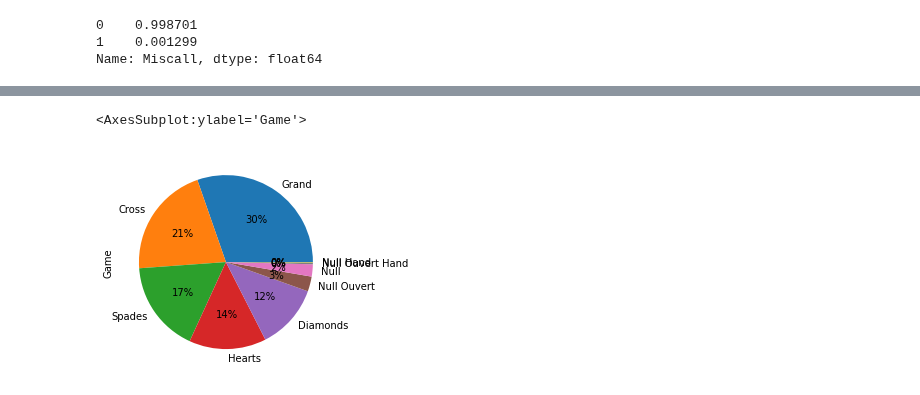
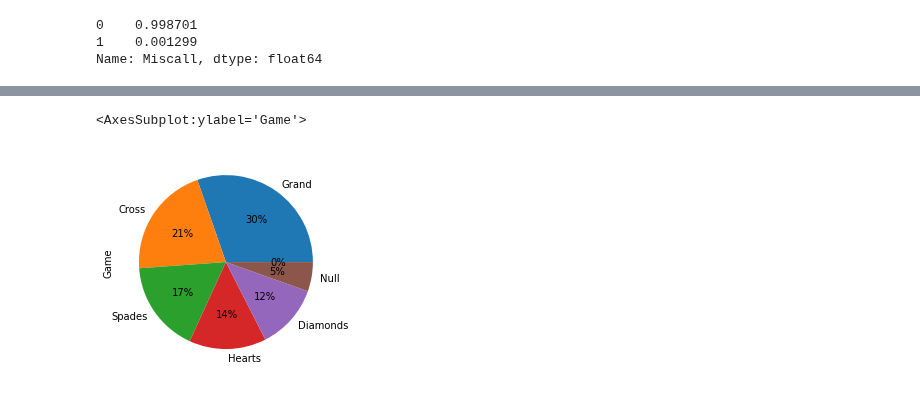
Before and after one commit to SaBeBen/skat_decision_transformer, a Jupyter notebook: data pipeline/data pipeline bl.ipynb, the cells around one changed output, grey strips where cells are left out. Saved outputs shown, nothing was run; the diff lists cells and outputs as text; code cells hidden in the pictures.

```diff
--- a/data pipeline/data pipeline bl.ipynb
+++ b/data pipeline/data pipeline bl.ipynb
@@ -299,7 +288,7 @@ games_won = skat_bl_game_data_frame[skat_bl_game_data_frame["Won"] == 1]
 game_variants_won = games_won["Game"].value_counts(normalize=True)
 game_variants_won = game_variants_won.rename(
     index={24: "Grand", 12: "Cross", 11: "Spades", 10: "Hearts", 9: "Diamonds", 0: "AllPassed", 23: "Null",
-           46: "Null Ouvert", 59: "Null Ouvert Hand", 35: "Null Hand"})
+           46: "Null Overt", 59: "Null Overt Hand", 35: "Null Hand"})
 game_variants_won.loc["AllPassed"] = 0.0
 game_variants_won
 # %% [output]
@@ -317,6 +338,9 @@ Name: Game, dtype: float64
 # %%
+game_variants_won["Null"] += game_variants_won["Null Overt"] + game_variants_won["Null Hand"] + game_variants_won["Null Overt Hand"]
+game_variants_won = game_variants_won.drop(labels=["Null Overt", "Null Hand", "Null Overt Hand"])
+
 # Create a pie plot showing the relative occurrence of game variants in won games
 game_variants_won.plot(kind="pie", y="Game", autopct='%1.0f%%')
 # %% [output]
 <AxesSubplot:ylabel='Game'>
-[figure, old version]
+[figure, new version]
```
Also changed, not shown: parts of 12 cells of this notebook, 15 other files.
